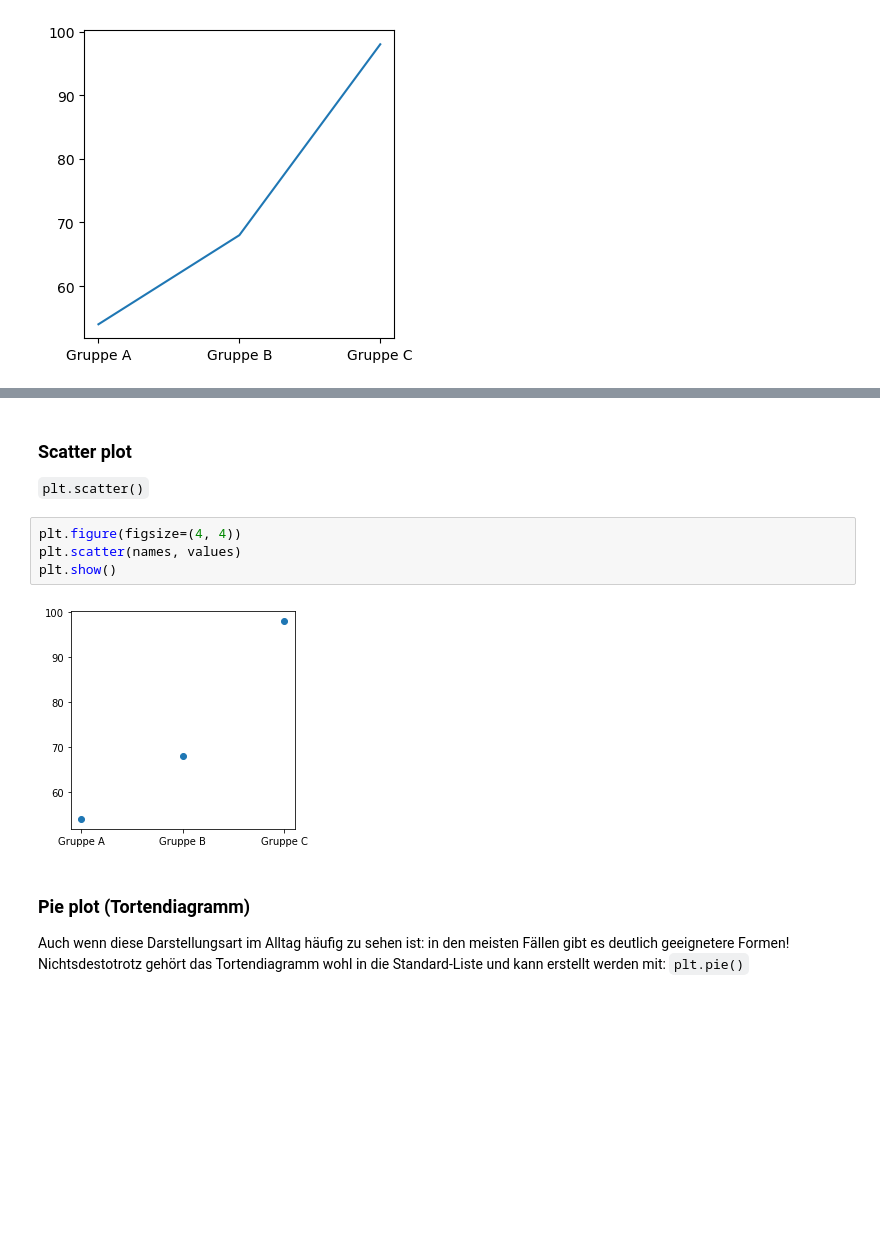
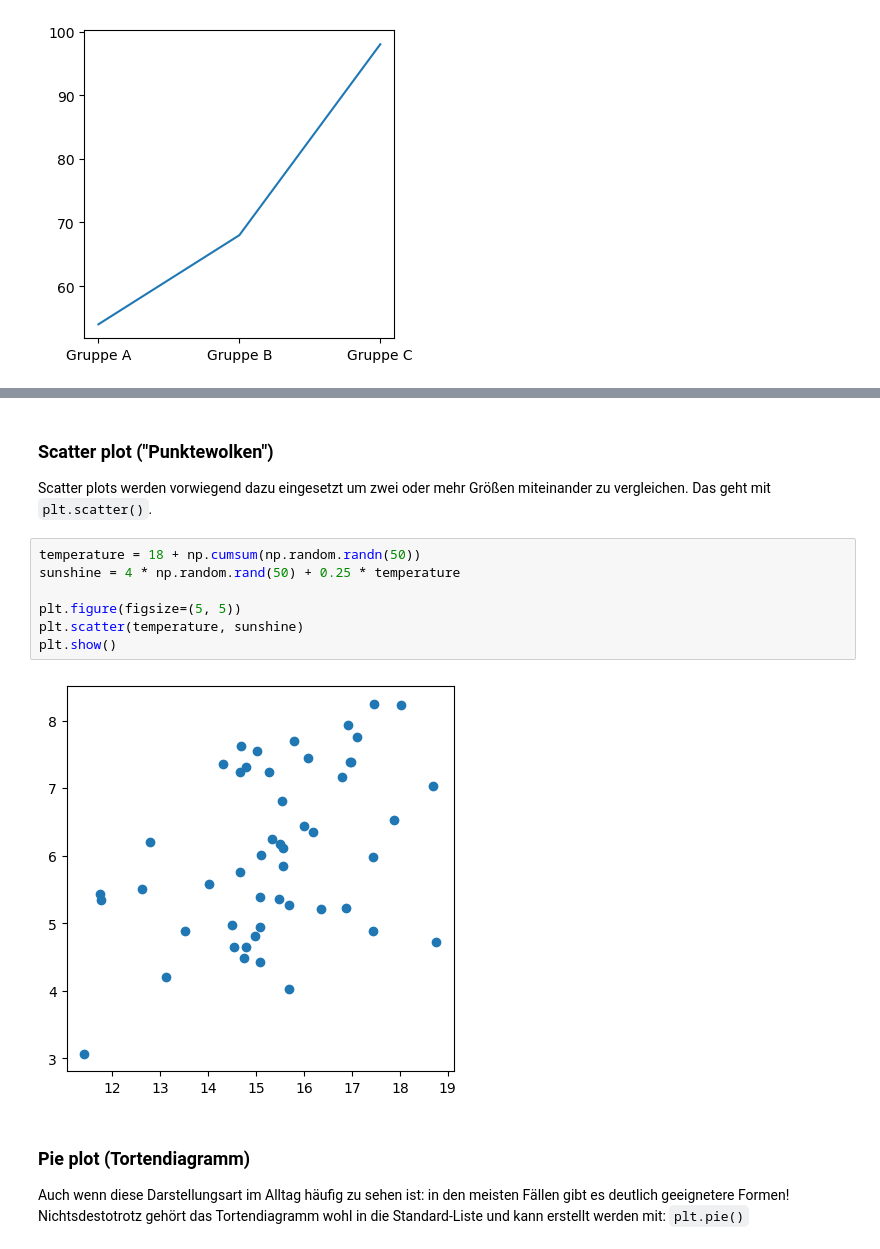
Before and after one commit to florian-huber/python-introduction, a Jupyter notebook: lesson_material_german/12_data_visualization.ipynb, the cells around one changed output, grey strips where cells are left out. Drawn from its saved outputs; the diff is of its cells as text; blank space fills up the shorter version.

```diff
--- a/lesson_material_german/12_data_visualization.ipynb
+++ b/lesson_material_german/12_data_visualization.ipynb
@@ -233,12 +245,16 @@ plt.show()
 # %% [markdown]
-### Scatter plot
-`plt.scatter()`
+### Scatter plot ("Punktewolken")
+
+Scatter plots werden vorwiegend dazu eingesetzt um zwei oder mehr Größen miteinander zu vergleichen. Das geht mit `plt.scatter()`.
 # %%
-plt.figure(figsize=(4, 4))
-plt.scatter(names, values)
+temperature = 18 + np.cumsum(np.random.randn(50))
+sunshine = 4 * np.random.rand(50) + 0.25 * temperature
+
+plt.figure(figsize=(5, 5))
+plt.scatter(temperature, sunshine)
 plt.show()
 # %% [output]
-[figure, old version]
+[figure, new version]
 # %% [markdown]
 ### Pie plot (Tortendiagramm)
 
```
Also changed, not shown: parts of 7 cells of this notebook.
